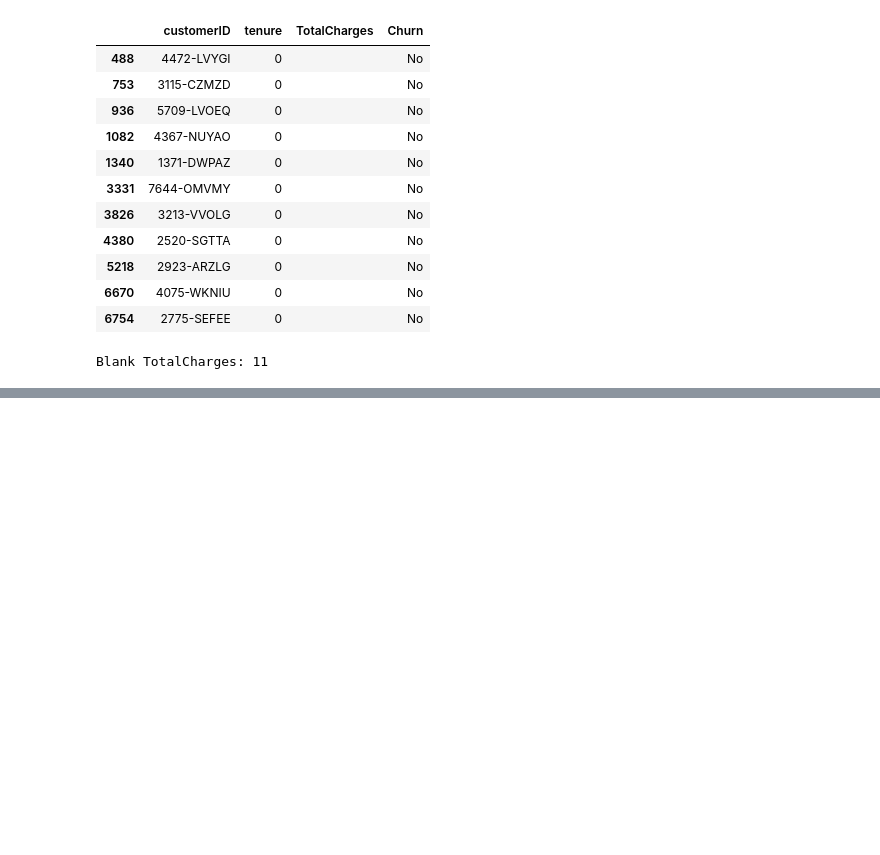
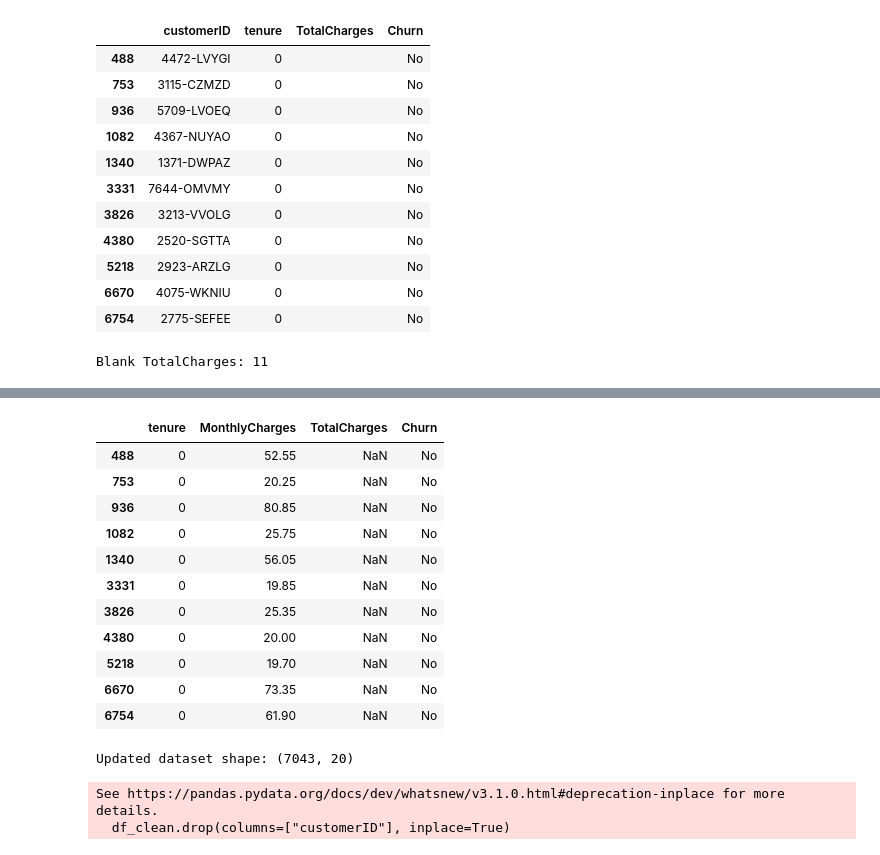
Before and after one commit to Teja694/customer-churn-prediction, a Jupyter notebook: notebooks/01_data_understanding.ipynb, the cells around one changed output, grey strips where cells are left out. Cells and saved outputs as stored; diff of their text form; code cells hidden in the pictures; blank space fills up the shorter version.

```diff
--- a/notebooks/01_data_understanding.ipynb
+++ b/notebooks/01_data_understanding.ipynb
@@ -410,0 +484,17 @@ Blank TotalCharges: 11
+# %%
+df_clean[
+    df_clean["TotalCharges"].isnull()
+][["tenure", "MonthlyCharges", "TotalCharges", "Churn"]]
+# %% [output]
+|  | tenure | MonthlyCharges | TotalCharges | Churn |
+| 488 | 0 | 52.55 | NaN | No |
+| 753 | 0 | 20.25 | NaN | No |
+| 936 | 0 | 80.85 | NaN | No |
+| 1082 | 0 | 25.75 | NaN | No |
+| 1340 | 0 | 56.05 | NaN | No |
+| 3331 | 0 | 19.85 | NaN | No |
+| 3826 | 0 | 25.35 | NaN | No |
+| 4380 | 0 | 20.00 | NaN | No |
+| 5218 | 0 | 19.70 | NaN | No |
+| 6670 | 0 | 73.35 | NaN | No |
+| 6754 | 0 | 61.90 | NaN | No |
@@ -410,0 +503,8 @@ Blank TotalCharges: 11
+# %%
+df_clean.drop(columns=["customerID"], inplace=True)
+
+print("Updated dataset shape:", df_clean.shape)
+# %% [output]
+Updated dataset shape: (7043, 20)
+See https://pandas.pydata.org/docs/dev/whatsnew/v3.1.0.html#deprecation-inplace for more details.
+  df_clean.drop(columns=["customerID"], inplace=True)
```
Also changed, not shown: parts of 21 cells of this notebook.
